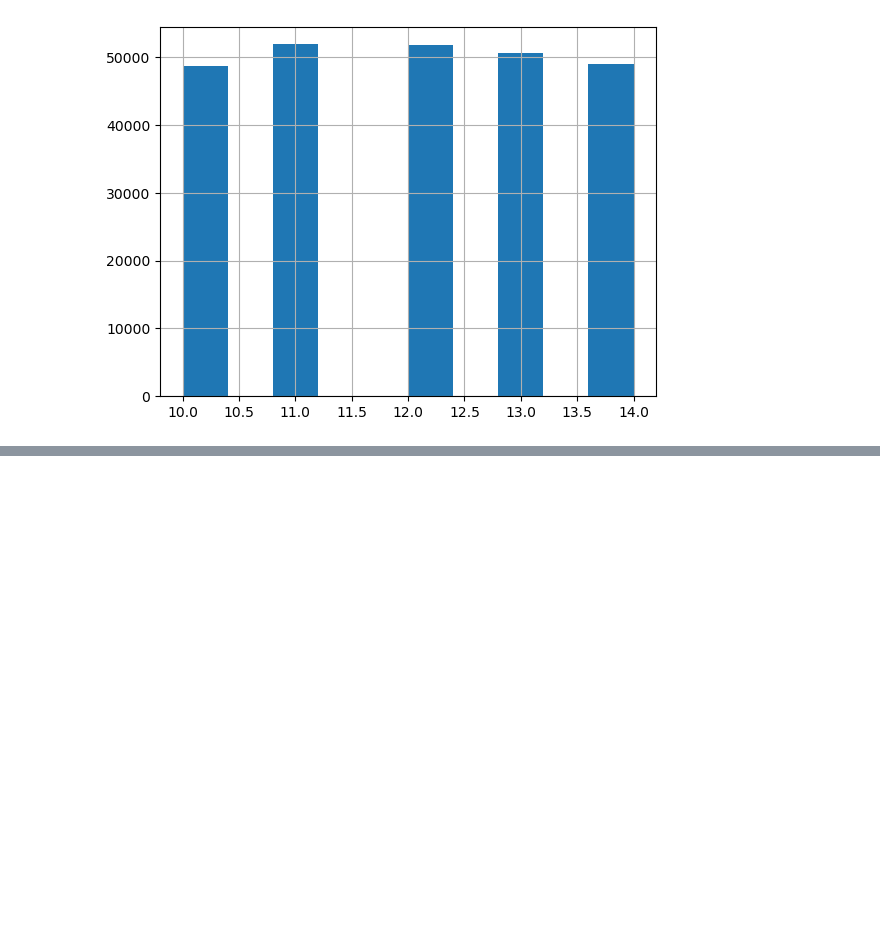
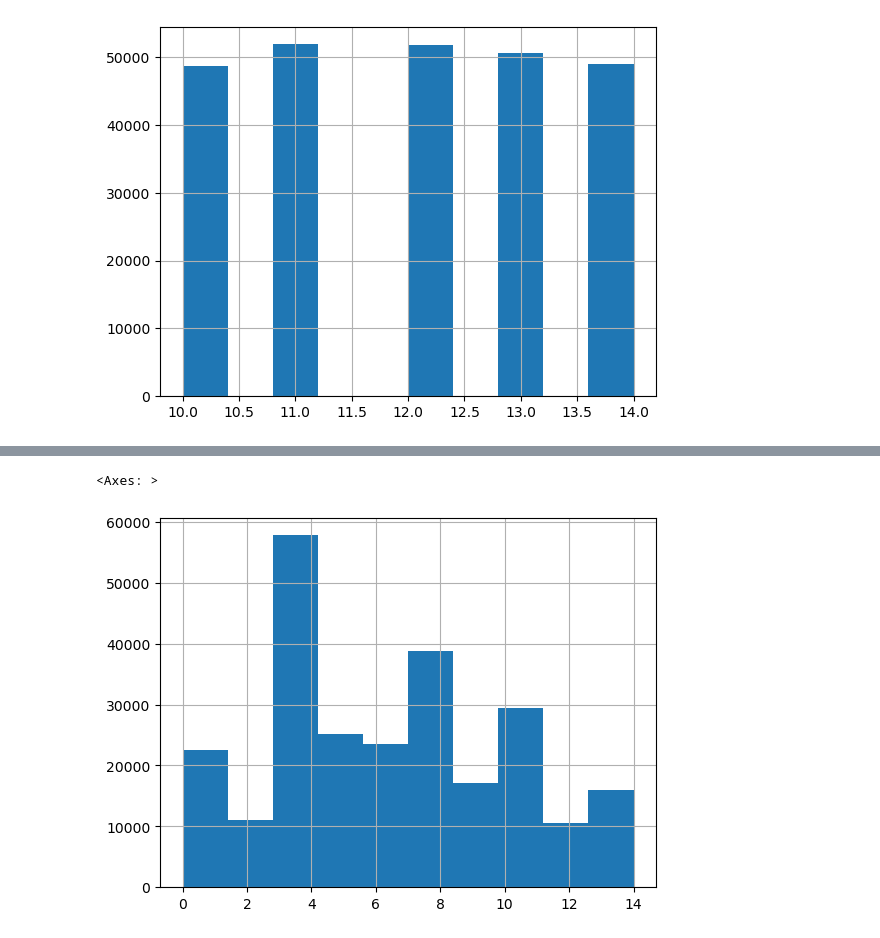
Before and after one commit to Mghd269/Credit-approval-project, a Jupyter notebook: eda.ipynb, the cells around one changed output, grey strips where cells are left out. Cells and saved outputs as stored; diff of their text form; code cells hidden in the pictures; blank space fills up the shorter version.

```diff
--- a/eda.ipynb
+++ b/eda.ipynb
@@ -67,0 +78,5 @@ df2['CURRENT_HOUSE_YRS'].hist()
+# %%
+df2['CURRENT_JOB_YRS'].hist()
+# %% [output]
+<Axes: >
+[figure, added]
```
Also changed, not shown: parts of 3 cells of this notebook.
